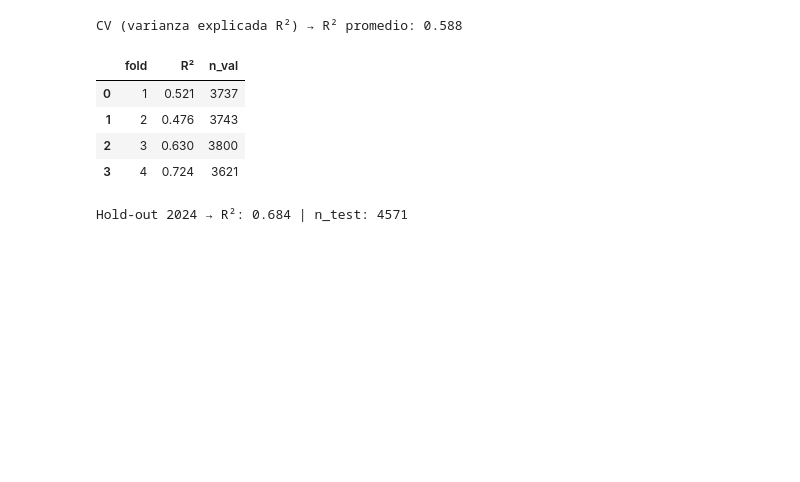
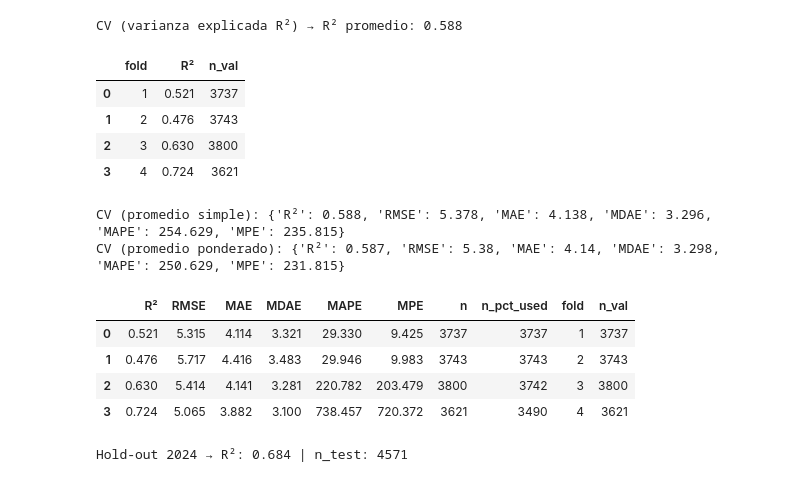
Before and after one commit to Sxmuu/TG-Samuel-P, a Jupyter notebook: Scripts/Python/Notebooks/ML/Modelos_ML.ipynb, the cells around one changed output. Cells and saved outputs as stored; diff of their text form; code cells hidden in the pictures; blank space fills up the shorter version.

```diff
--- a/Scripts/Python/Notebooks/ML/Modelos_ML.ipynb
+++ b/Scripts/Python/Notebooks/ML/Modelos_ML.ipynb
@@ -861,6 +899,68 @@ CV (varianza explicada R²) → R² promedio: 0.588
 | 1 | 2 | 0.476 | 3743 |
 | 2 | 3 | 0.630 | 3800 |
 | 3 | 4 | 0.724 | 3621 |
+# %%
+from sklearn.metrics import r2_score
+
+# --- 1) Evaluación de varianza explicada (R²) para cada fold y hold-out 2024 ---
+def evaluate_r2(y_true, y_pred):
+    """Calcula R² (varianza explicada) global."""
+    return r2_score(y_true, y_pred)
+
+# --- 2) Evaluación en los folds de la CV temporal ---
+def eval_r2_params(params, verbose=False):
+    fold_results = []
+    for i, f in enumerate(folds, start=1):
+        tr_mask = dates.dt.normalize().isin(f["train_dates"])
+        va_mask = dates.dt.normalize().isin(f["val_dates"])
+
+        X_tr, y_tr = X[tr_mask], y[tr_mask]
+        X_va, y_va = X[va_mask], y[va_mask]
+
+        train_pool = Pool(X_tr, y_tr, cat_features=cat_idx)
+        valid_pool = Pool(X_va, y_va, cat_features=cat_idx)
+
+        model = CatBoostRegressor(
+            loss_function='RMSE',
+            iterations=params.get('iterations', 2000),
+            depth=params.get('depth', 7),
+            learning_rate=params.get('learning_rate', 0.06),
+            l2_leaf_reg=params.get('l2_leaf_reg', 3.0),
+            bootstrap_type='Bayesian',
+            bagging_temperature=params.get('bagging_temperature', 1.0),
+            random_strength=params.get('random_strength', 0.0),
+            early_stopping_rounds=100,
+            random_seed=42,
+            verbose=False,
+            allow_writing_files=False
+        )
+        model.fit(train_pool, eval_set=valid_pool, use_best_model=True, verbose=verbose)
+
+        yhat_va = model.predict(valid_pool)
+        m = regression_metrics(y_va, yhat_va)
+        m.update({"fold": i, "n_val": int(va_mask.sum())})
+        fold_results.append(m)
+
+    # Promedios
+    cols = ["R²", "RMSE", "MAE", "MDAE", "MAPE", "MPE"]
+    mean_simple = {k: float(np.mean([fr[k] for fr in fold_results])) for k in cols}
+    weights = np.array([fr["n_val"] for fr in fold_results], dtype=float)
+    mean_weighted = {k: float(np.average([fr[k] for fr in fold_results], weights=weights)) for k in cols}
+
+    return {"cv_mean": mean_simple, "cv_mean_weighted": mean_weighted, "folds": fold_results}
+
+cv = eval_r2_params(best["params"])
+print("CV (promedio simple):", {k: round(v,3) for k,v in cv["cv_mean"].items()})
+print("CV (promedio ponderado):", {k: round(v,3) for k,v in cv["cv_mean_weighted"].items()})
+pd.DataFrame(cv["folds"]).round(3)
+# %% [output]
+CV (promedio simple): {'R²': 0.588, 'RMSE': 5.378, 'MAE': 4.138, 'MDAE': 3.296, 'MAPE': 254.629, 'MPE': 235.815}
+CV (promedio ponderado): {'R²': 0.587, 'RMSE': 5.38, 'MAE': 4.14, 'MDAE': 3.298, 'MAPE': 250.629, 'MPE': 231.815}
+|  | R² | RMSE | MAE | MDAE | MAPE | MPE | n | n_pct_used | fold | n_val |
+| 0 | 0.521 | 5.315 | 4.114 | 3.321 | 29.330 | 9.425 | 3737 | 3737 | 1 | 3737 |
+| 1 | 0.476 | 5.717 | 4.416 | 3.483 | 29.946 | 9.983 | 3743 | 3743 | 2 | 3743 |
+| 2 | 0.630 | 5.414 | 4.141 | 3.281 | 220.782 | 203.479 | 3800 | 3742 | 3 | 3800 |
+| 3 | 0.724 | 5.065 | 3.882 | 3.100 | 738.457 | 720.372 | 3621 | 3490 | 4 | 3621 |
 # %%
 # --- 3) Evaluación en hold-out 2024 (R²) ---
 mask_train = (dates.dt.year <= 2023)
```
Also changed, not shown: parts of 3 cells of this notebook.
